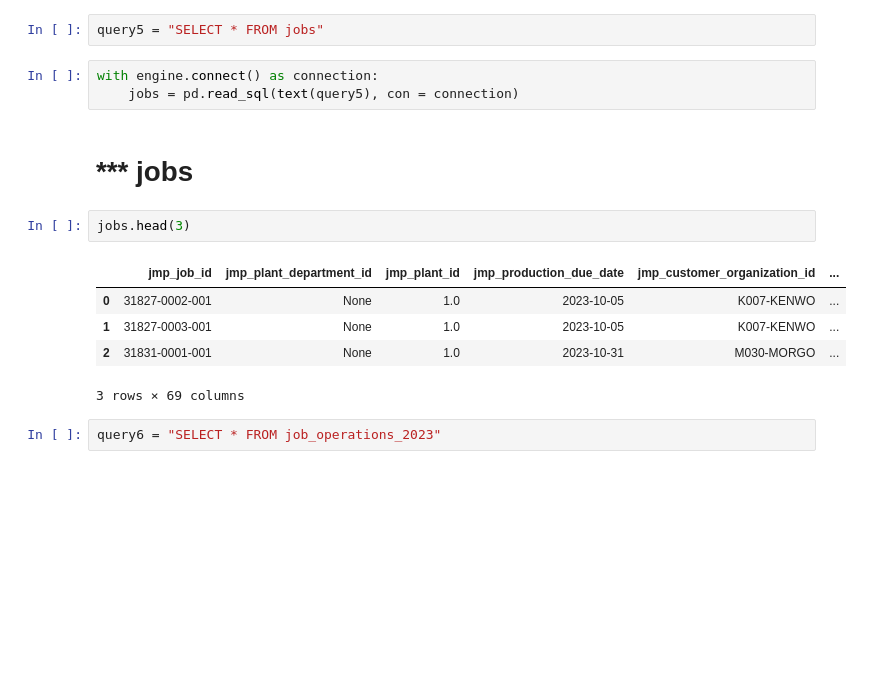
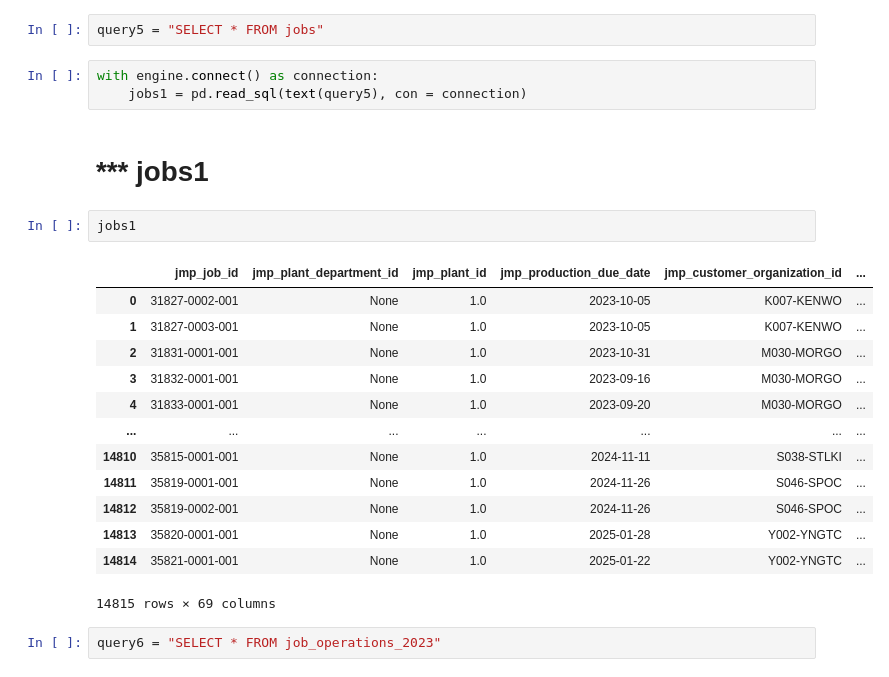
Before and after one commit to NSS-Full-Time-Data-Analytics-14/metal-fabrication-nutter_butter, a Jupyter notebook: notebooks/metal_fabrication.ipynb, the cells around one changed output. Cells and saved outputs as stored; diff of their text form; blank space fills up the shorter version.

```diff
--- a/notebooks/metal_fabrication.ipynb
+++ b/notebooks/metal_fabrication.ipynb
@@ -84,17 +84,25 @@ sales_order_and_job_links.head(3)
 query5 = "SELECT * FROM jobs"
 # %%
 with engine.connect() as connection:
-    jobs = pd.read_sql(text(query5), con = connection)
+    jobs1 = pd.read_sql(text(query5), con = connection)
 # %% [markdown]
-# *** jobs
+# *** jobs1
 # %%
-jobs.head(3)
+jobs1
 # %% [output]
 |  | jmp_job_id | jmp_plant_department_id | jmp_plant_id | jmp_production_due_date | jmp_customer_organization_id | ... |
 | 0 | 31827-0002-001 | None | 1.0 | 2023-10-05 | K007-KENWO | ... |
 | 1 | 31827-0003-001 | None | 1.0 | 2023-10-05 | K007-KENWO | ... |
 | 2 | 31831-0001-001 | None | 1.0 | 2023-10-31 | M030-MORGO | ... |
+| 3 | 31832-0001-001 | None | 1.0 | 2023-09-16 | M030-MORGO | ... |
+| 4 | 31833-0001-001 | None | 1.0 | 2023-09-20 | M030-MORGO | ... |
+| ... | ... | ... | ... | ... | ... | ... |
+| 14810 | 35815-0001-001 | None | 1.0 | 2024-11-11 | S038-STLKI | ... |
+| 14811 | 35819-0001-001 | None | 1.0 | 2024-11-26 | S046-SPOC | ... |
+| 14812 | 35819-0002-001 | None | 1.0 | 2024-11-26 | S046-SPOC | ... |
+| 14813 | 35820-0001-001 | None | 1.0 | 2025-01-28 | Y002-YNGTC | ... |
+| 14814 | 35821-0001-001 | None | 1.0 | 2025-01-22 | Y002-YNGTC | ... |
-3 rows × 69 columns
+14815 rows × 69 columns
 # %%
 query6 = "SELECT * FROM job_operations_2023"
 # %%
```
Also changed, not shown: parts of 101 cells of this notebook, 20 other files.
